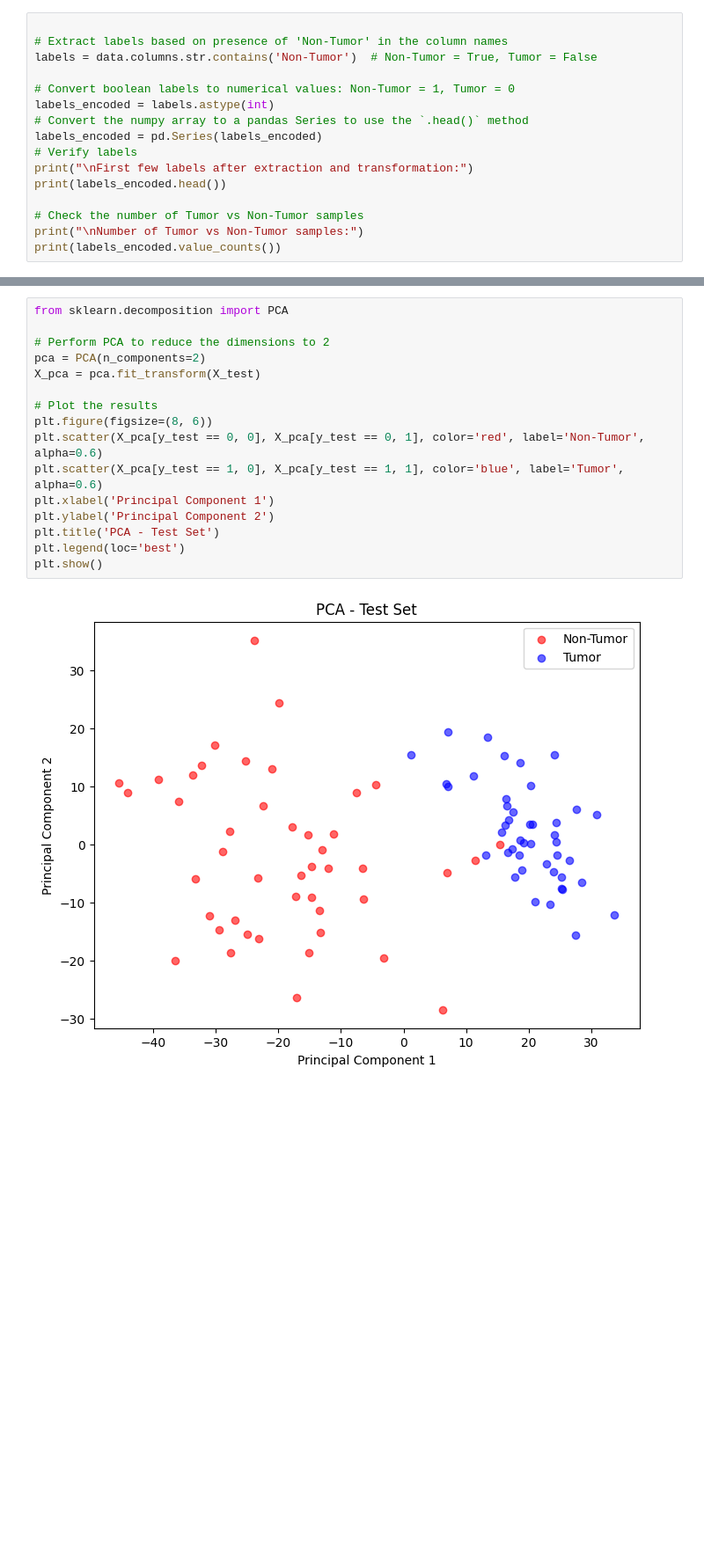
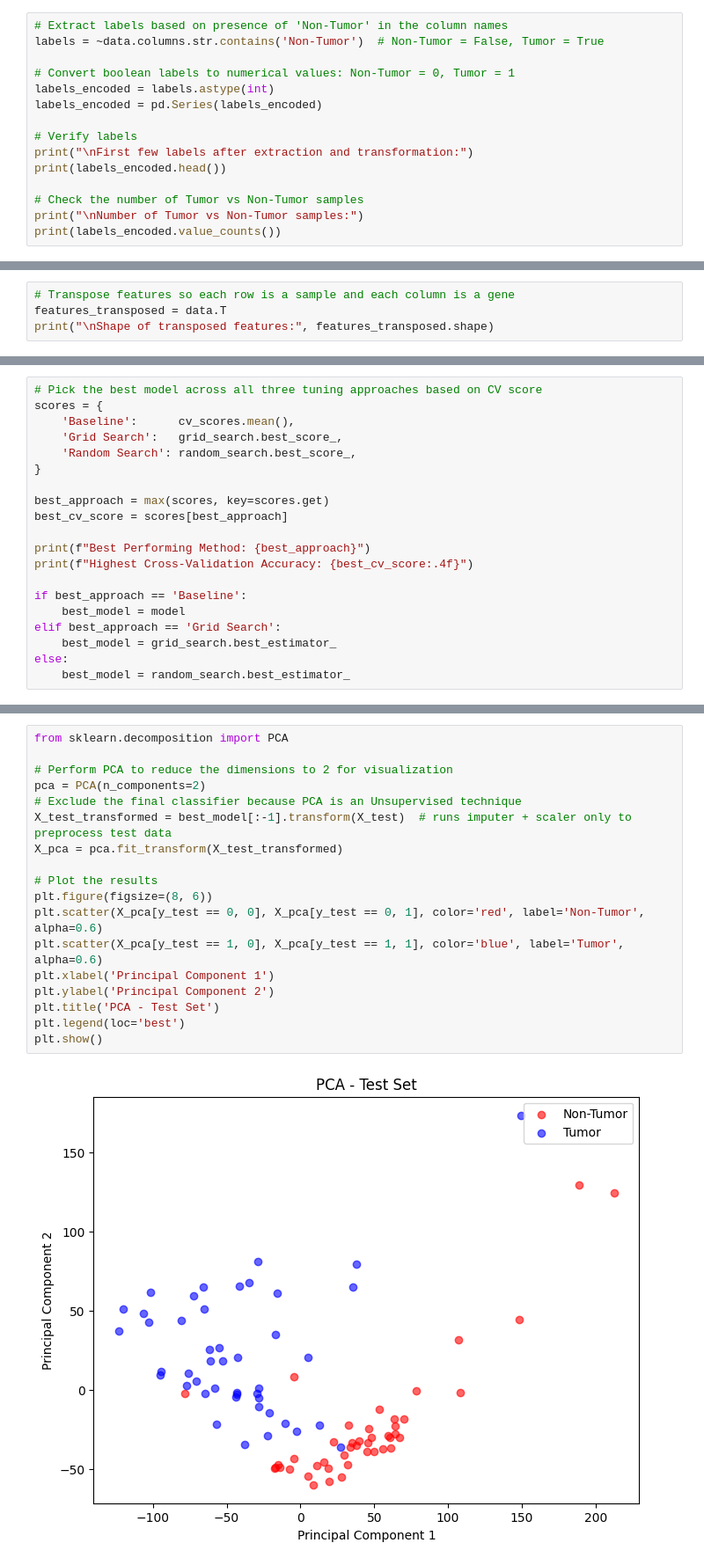
Before and after one commit to ana1661/genomics-analysis, a Jupyter notebook: EDA_model_testing.ipynb, the cells around one changed output, grey strips where cells are left out. Shown at 88% size. Cells and saved outputs as stored; diff of their text form; blank space fills up the shorter version.

Commit message:
hyperparameter tuning

```diff
--- a/EDA_model_testing.ipynb
+++ b/EDA_model_testing.ipynb
@@ -70,14 +53,13 @@ Gene_ID
 
 [5 rows x 445 columns]
 # %%
+# Extract labels based on presence of 'Non-Tumor' in the column names
+labels = ~data.columns.str.contains('Non-Tumor')  # Non-Tumor = False, Tumor = True
 
-# Extract labels based on presence of 'Non-Tumor' in the column names
-labels = data.columns.str.contains('Non-Tumor')  # Non-Tumor = True, Tumor = False
+# Convert boolean labels to numerical values: Non-Tumor = 0, Tumor = 1
+labels_encoded = labels.astype(int)
+labels_encoded = pd.Series(labels_encoded)
 
-# Convert boolean labels to numerical values: Non-Tumor = 1, Tumor = 0
-labels_encoded = labels.astype(int)
-# Convert the numpy array to a pandas Series to use the `.head()` method
-labels_encoded = pd.Series(labels_encoded)
 # Verify labels
 print("\nFirst few labels after extraction and transformation:")
 print(labels_encoded.head())
@@ -113,0 +83,4 @@ Shape of transposed features: (445, 22269)
+# %%
+# Transpose features so each row is a sample and each column is a gene
+features_transposed = data.T
+print("\nShape of transposed features:", features_transposed.shape)
@@ -327,0 +319,20 @@ weighted avg       0.98      0.98      0.98        89
+# %%
+# Pick the best model across all three tuning approaches based on CV score
+scores = {
+    'Baseline':      cv_scores.mean(),
+    'Grid Search':   grid_search.best_score_,
+    'Random Search': random_search.best_score_,
+}
+
+best_approach = max(scores, key=scores.get)
+best_cv_score = scores[best_approach]
+
+print(f"Best Performing Method: {best_approach}")
+print(f"Highest Cross-Validation Accuracy: {best_cv_score:.4f}")
+
+if best_approach == 'Baseline':
+    best_model = model
+elif best_approach == 'Grid Search':
+    best_model = grid_search.best_estimator_
+else:
+    best_model = random_search.best_estimator_
@@ -369,18 +383,20 @@ plt.show()
 # %%
 from sklearn.decomposition import PCA
 
-# Perform PCA to reduce the dimensions to 2
+# Perform PCA to reduce the dimensions to 2 for visualization
 pca = PCA(n_components=2)
-X_pca = pca.fit_transform(X_test)
+# Exclude the final classifier because PCA is an Unsupervised technique
+X_test_transformed = best_model[:-1].transform(X_test)  # runs imputer + scaler only to preprocess test data
+X_pca = pca.fit_transform(X_test_transformed)
 
 # Plot the results
 plt.figure(figsize=(8, 6))
 plt.scatter(X_pca[y_test == 0, 0], X_pca[y_test == 0, 1], color='red', label='Non-Tumor', alpha=0.6)
 plt.scatter(X_pca[y_test == 1, 0], X_pca[y_test == 1, 1], color='blue', label='Tumor', alpha=0.6)
 plt.xlabel('Principal Component 1')
 plt.ylabel('Principal Component 2')
 plt.title('PCA - Test Set')
 plt.legend(loc='best')
 plt.show()
 # %% [output]
-[figure, old version]
+[figure, new version]
```
Also changed, not shown: parts of 25 cells of this notebook, 1 other file.
